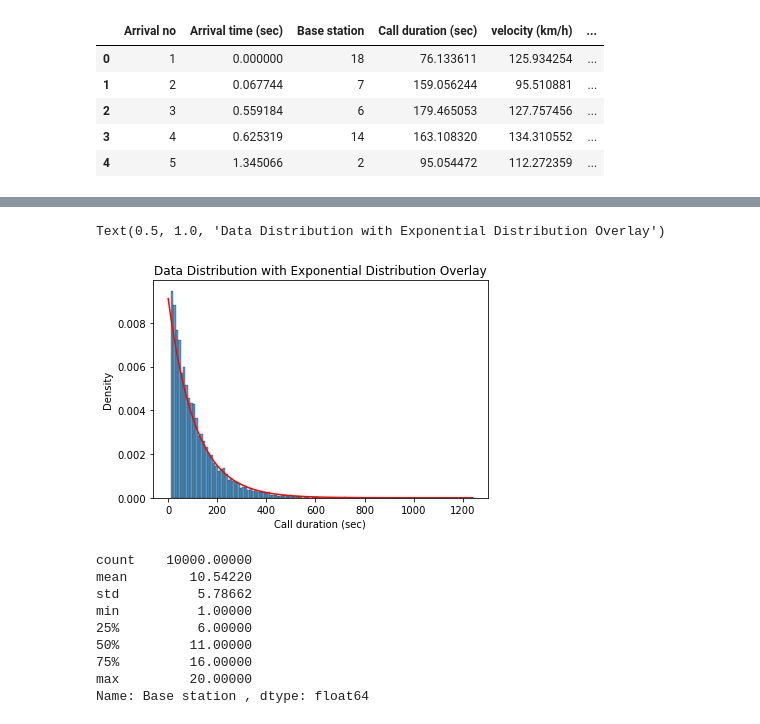
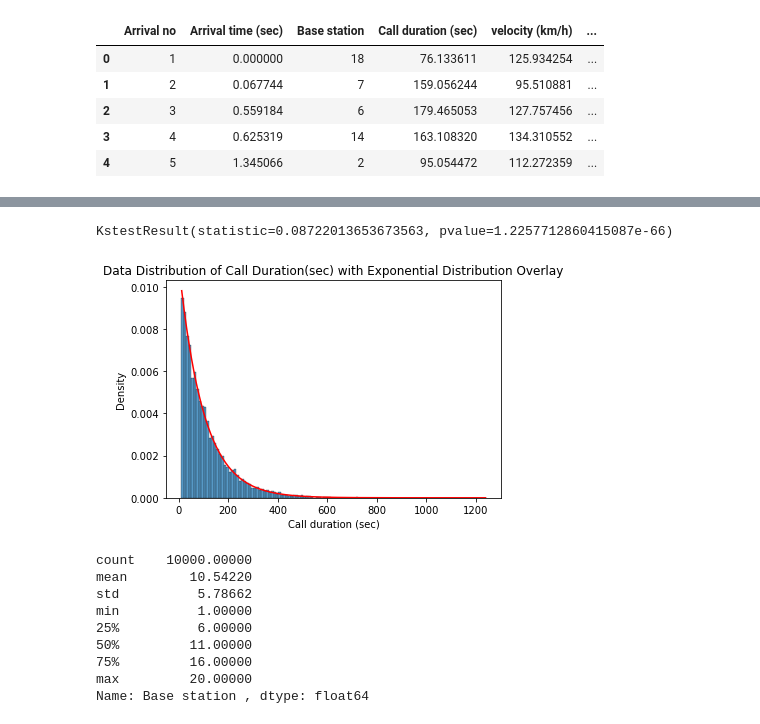
Before and after one commit to reubenwong97/Highway-Discrete-Event-Simulator, a Jupyter notebook: data_exploration.ipynb, the cells around one changed output, grey strips where cells are left out. Cells and saved outputs as stored; diff of their text form; code cells hidden in the pictures.

```diff
--- a/data_exploration.ipynb
+++ b/data_exploration.ipynb
@@ -57,3 +96,11 @@ sns.lineplot(x=x, y=y, ax=ax, color='red')
 # %%
 df["Call duration (sec)"].describe()
 beta = 109.835901
+# %%
+dist = stats.expon
+args = dist.fit(df["Call duration (sec)"])
+args
+print(stats.kstest(df["Call duration (sec)"], dist.cdf, args))
+# stats.kstest(df["Call duration (sec)"], expcdf, (beta,))
+# print(args[1])
+print(args)
@@ -60,17 +132,23 @@ beta = 109.835901
+# %%
+stats.kstest(df["Call duration (sec)"], expcdf, (beta,))
+# %% [output]
+KstestResult(statistic=0.08722013653673563, pvalue=1.2257712860415087e-66)
 # %%
 fig, ax = plt.subplots()
 
 # overlay exponential function
-x = np.linspace(0, 1240, 1000)
-y = (1/beta) * np.exp(-x/beta)
+x = np.linspace(12, 1240, 1000)
+# y = (1/beta) * np.exp(-x/beta)
+y = dist.pdf(x, loc=args[0], scale=args[1])
 sns.lineplot(x=x, y=y, ax=ax, color='red')
+# sns.lineplot(x=x, y=y2, ax=ax, color='green')
 
 sns.histplot(data=df, x="Call duration (sec)", ax=ax, stat='density', cumulative=False)
 
-plt.title('Data Distribution with Exponential Distribution Overlay')
+plt.title('Data Distribution of Call Duration(sec) with Exponential Distribution Overlay')
+fig.savefig('./images/callduration')
 # %% [output]
-Text(0.5, 1.0, 'Data Distribution with Exponential Distribution Overlay')
-[figure, old version]
+[figure, new version]
 # %%
 df["Base station "].describe()
 # %% [output]
```
Also changed, not shown: parts of 14 cells of this notebook, 9 other files.
